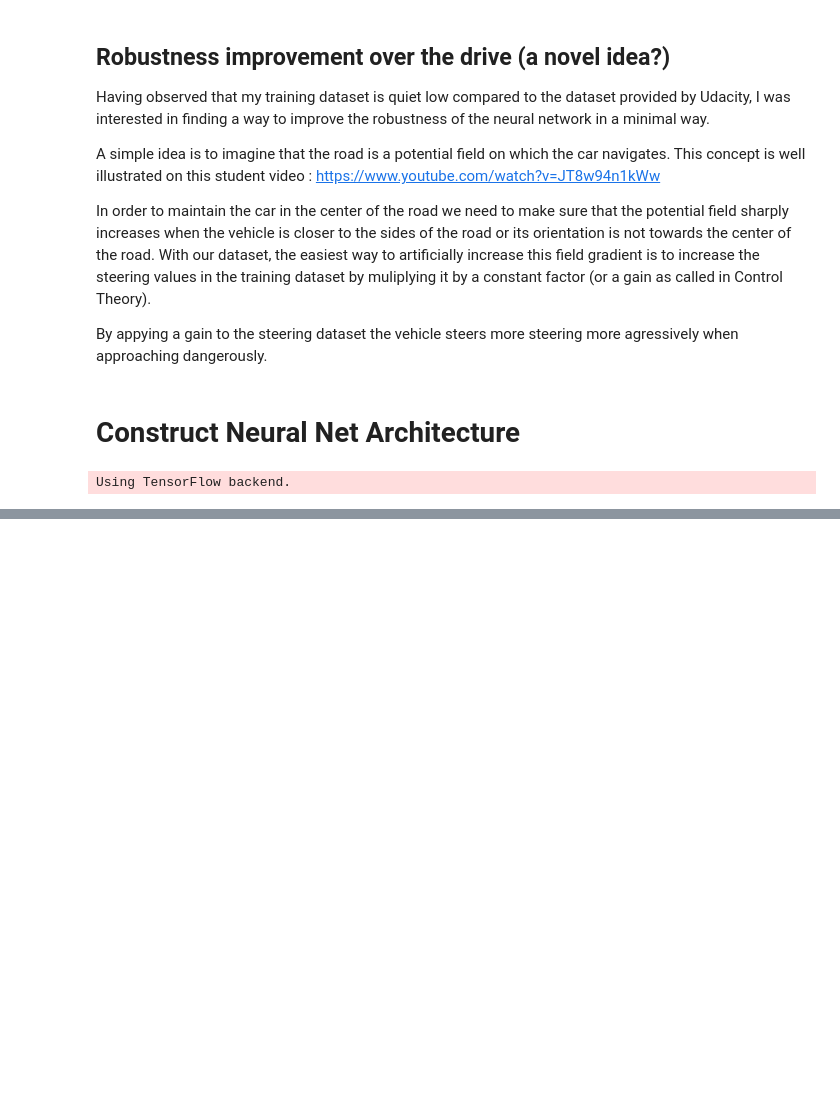
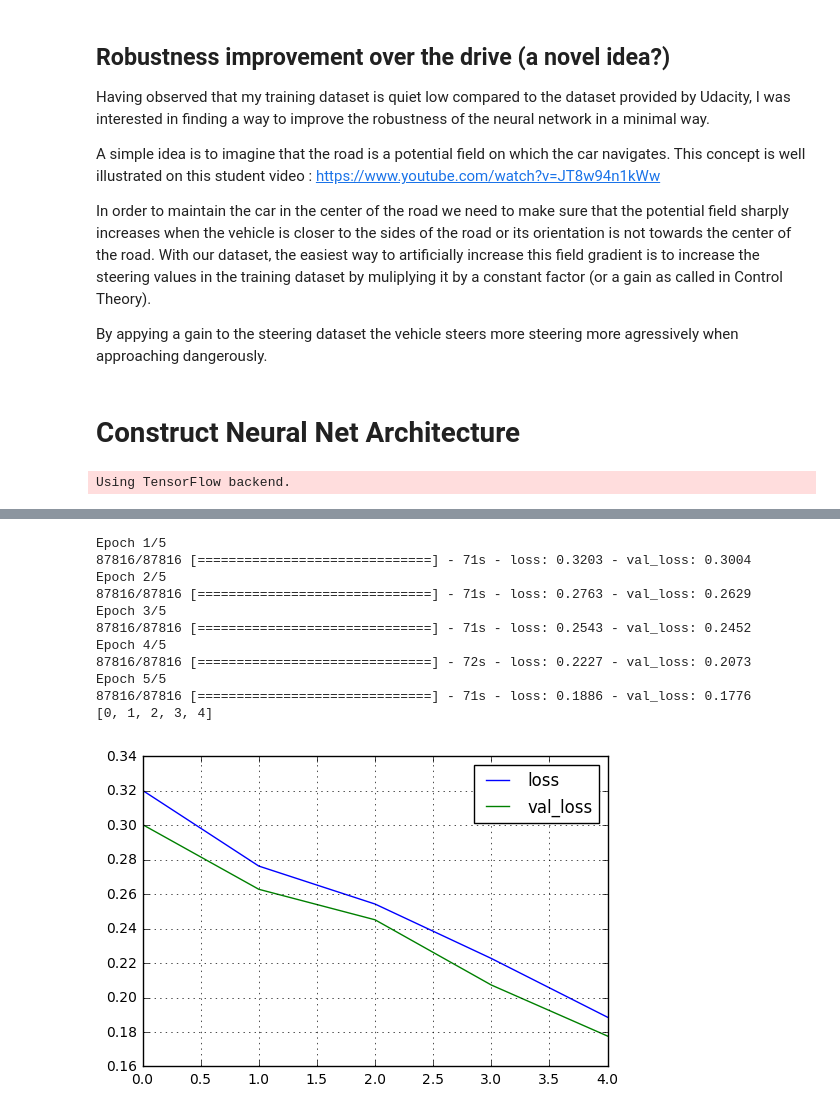
Before and after one commit to rdjondo/CarND-Behavioral-Cloning-P3, a Jupyter notebook: simulator-train.ipynb, the cells around one changed output, grey strips where cells are left out. Drawn from its saved outputs; the diff is of its cells as text; code cells hidden in the pictures; blank space fills up the shorter version.

```diff
--- a/simulator-train.ipynb
+++ b/simulator-train.ipynb
@@ -359,3 +377,28 @@ Epoch 1/8
+# %%
+
+model.compile(loss='mean_absolute_error', optimizer='adam')
+history = model.fit_generator(train_generator, samples_per_epoch=SAMPLE_EPOCHS,
+                              validation_data=validation_generator,
+                              nb_val_samples=VAL_SIZE, nb_epoch=5)
+
+print(history.epoch)
+plt.plot(history.epoch,history.history['loss'],history.epoch,history.history['val_loss'])
+plt.legend(('loss','val_loss'))
+plt.grid('on')
+plt.show()
+# %% [output]
+Epoch 1/5
+87816/87816 [==============================] - 71s - loss: 0.3203 - val_loss: 0.3004
+Epoch 2/5
+87816/87816 [==============================] - 71s - loss: 0.2763 - val_loss: 0.2629
+Epoch 3/5
+87816/87816 [==============================] - 71s - loss: 0.2543 - val_loss: 0.2452
+Epoch 4/5
+87816/87816 [==============================] - 72s - loss: 0.2227 - val_loss: 0.2073
+Epoch 5/5
+87816/87816 [==============================] - 71s - loss: 0.1886 - val_loss: 0.1776
+[0, 1, 2, 3, 4]
+[figure, added]
 # %%
 # Calculate test score
 #test_score = model.evaluate(X_train, y_train)
```
Also changed, not shown: parts of 15 cells of this notebook, 5 other files.
